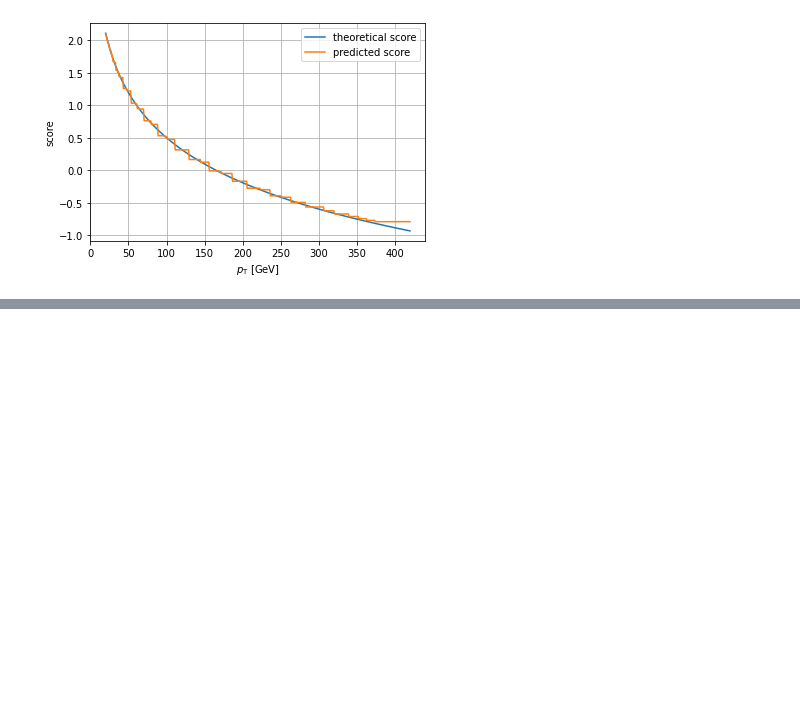
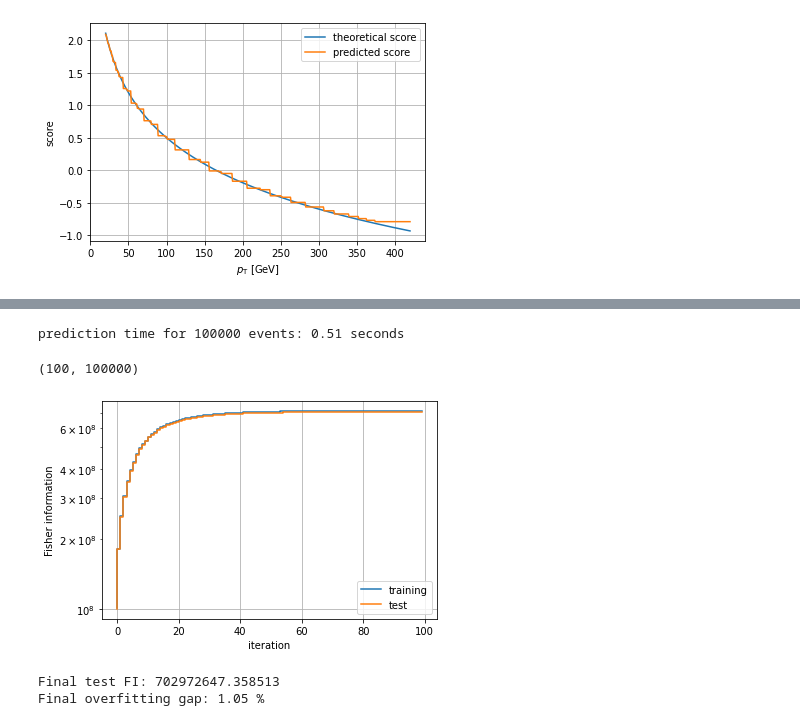
Before and after one commit to HephyAnalysisSW/BIT, a Jupyter notebook: bit_p3_demo.ipynb, the cells around one changed output, grey strips where cells are left out. Saved outputs shown, nothing was run; the diff lists cells and outputs as text; code cells hidden in the pictures; blank space fills up the shorter version.

```diff
--- a/bit_p3_demo.ipynb
+++ b/bit_p3_demo.ipynb
@@ -119,0 +173,29 @@ ValueError: shapes (100,) and (100000,) not aligned: 100 (dim 0) != 100000 (dim
+# %%
+time1 = time.time()
+predicted_scores_training = bit.vectorized_predict(training_features, summed=False)
+predicted_scores_test = bit.vectorized_predict(test_features, summed=False)
+time2 = time.time()
+print("prediction time for %d events: %.2f seconds" % (len(training_features), time2 - time1))
+predicted_scores_training.shape
+# %% [output]
+prediction time for 100000 events: 0.51 seconds
+(100, 100000)
+# %%
+fisher_information_evolution_training = np.dot(np.cumsum(predicted_scores_training, axis=0), training_diff_weights)
+fisher_information_evolution_test = np.dot(np.cumsum(predicted_scores_test, axis=0), test_diff_weights)
+
+plt.step(list(range(n_trees)), fisher_information_evolution_training, label='training')
+plt.step(list(range(n_trees)), fisher_information_evolution_test, label='test')
+plt.grid(True)
+plt.xlabel("iteration")
+plt.ylabel("Fisher information")
+plt.yscale('log')
+plt.legend(loc="lower right")
+plt.show()
+
+print("Final test FI: %2f" % fisher_information_evolution_test[-1])
+print("Final overfitting gap: %.2f %%" % ((fisher_information_evolution_training[-1]/fisher_information_evolution_test[-1] - 1)*100))
+# %% [output]
+[figure, added]
+Final test FI: 702972647.358513
+Final overfitting gap: 1.05 %
```
Also changed, not shown: parts of 10 cells of this notebook.
